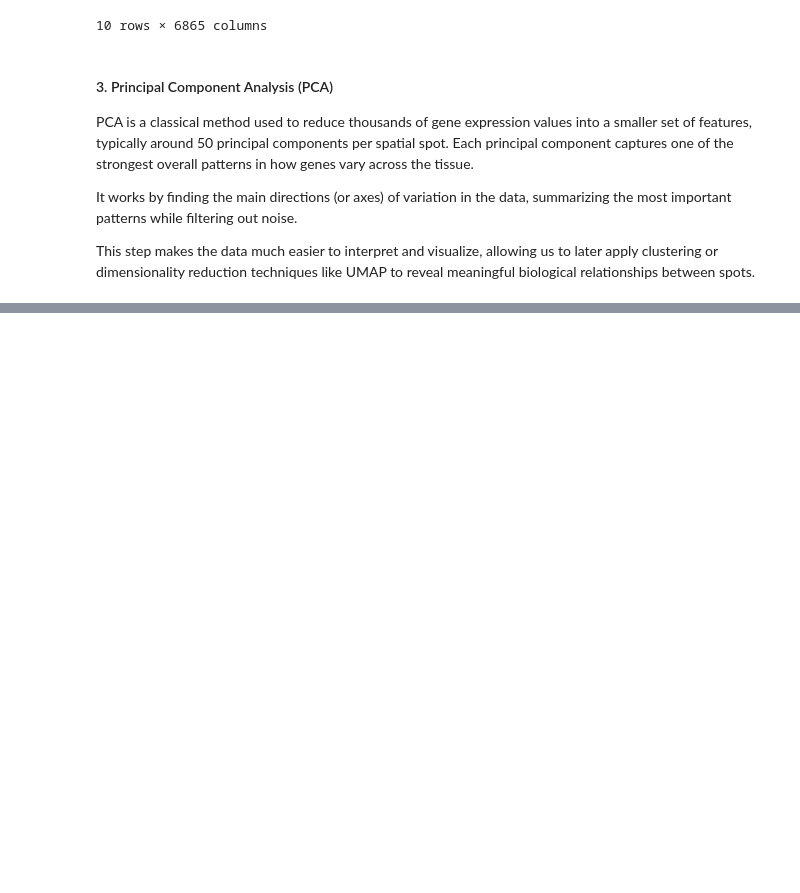
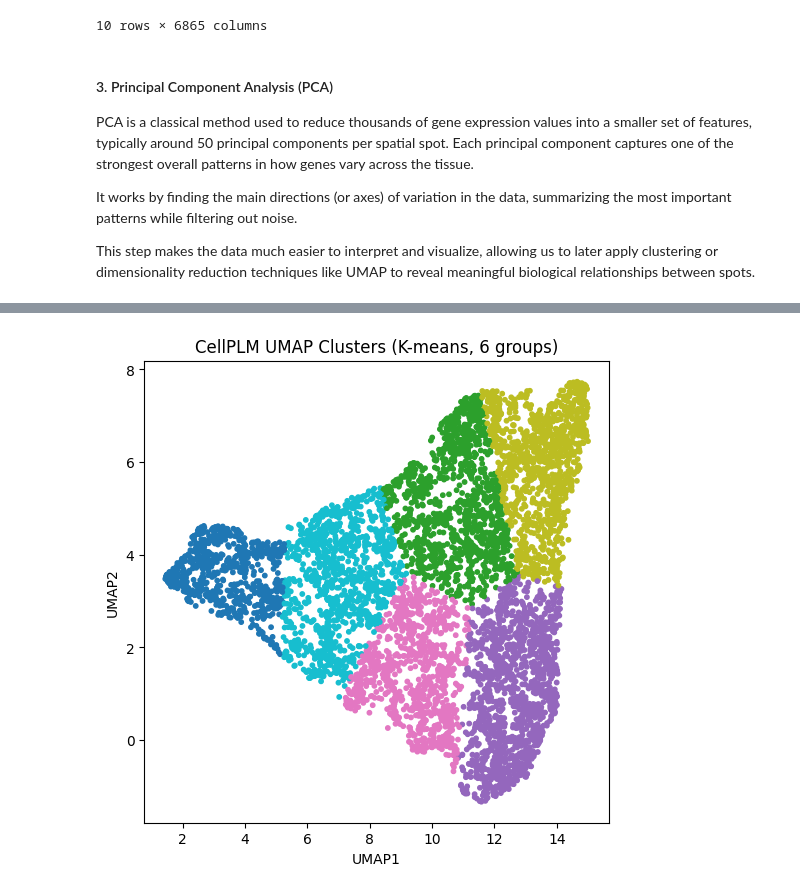
Before and after one commit to josephletobar/parkinsons-spatial-transcriptomics, a Jupyter notebook: parkinsons_analysis.ipynb, the cells around one changed output, grey strips where cells are left out. Cells and saved outputs as stored; diff of their text form; code cells hidden in the pictures; blank space fills up the shorter version.

```diff
--- a/parkinsons_analysis.ipynb
+++ b/parkinsons_analysis.ipynb
@@ -273,0 +402,20 @@ PCA result shape: (6865, 50)
+# %%
+from sklearn.cluster import KMeans
+labels = KMeans(n_clusters=6, random_state=42).fit_predict(umap_emb)
+
+import matplotlib.pyplot as plt
+
+plt.figure(figsize=(6,6))
+plt.scatter(
+    umap_emb[:, 0],
+    umap_emb[:, 1],
+    c=labels,
+    cmap='tab10',
+    s=10
+)
+plt.title("CellPLM UMAP Clusters (K-means, 6 groups)")
+plt.xlabel("UMAP1")
+plt.ylabel("UMAP2")
+plt.show()
+# %% [output]
+[figure, added]
```
Also changed, not shown: parts of 12 cells of this notebook, 1 other file.
